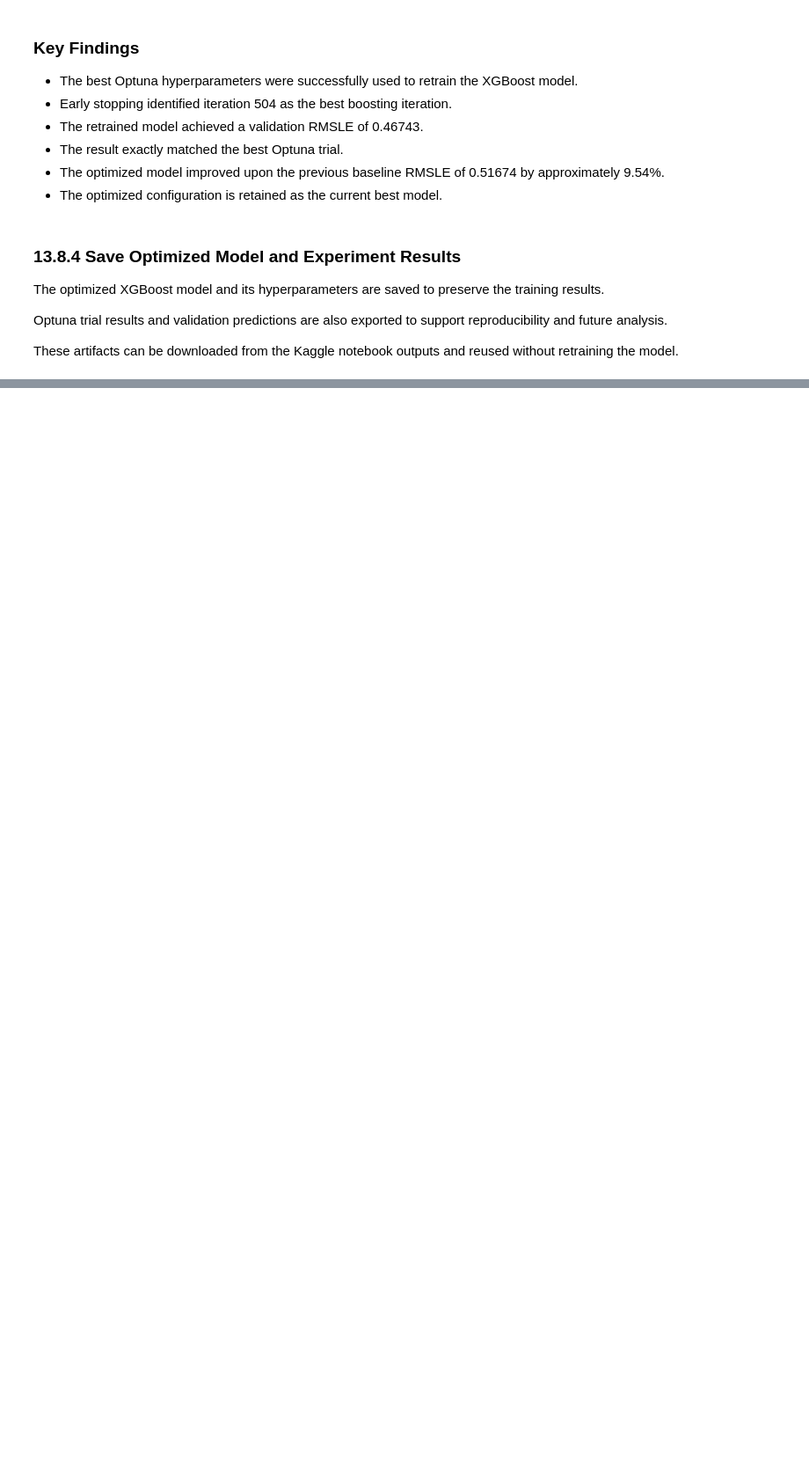
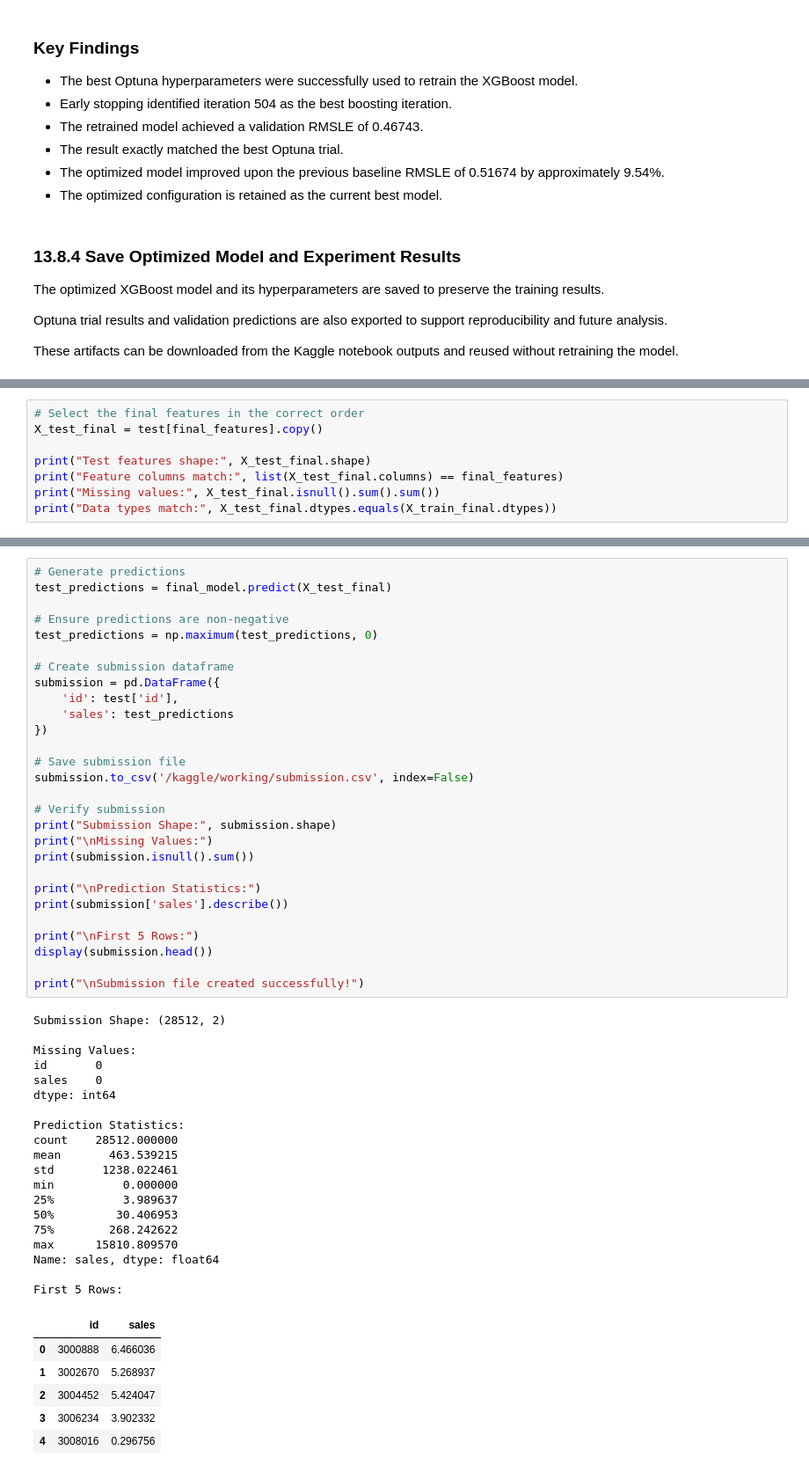
Before and after one commit to MosabOs/Store-Sales-Forecasting-Comp-V-Mosab-Os, a Jupyter notebook: store-sales-forecasting-comp-v-mosab-os.ipynb, the cells around one changed output, grey strips where cells are left out. Shown at 88% size. Saved outputs shown, nothing was run; the diff lists cells and outputs as text; blank space fills up the shorter version.

Commit message:
Kaggle Notebook | Store Sales Forecasting Comp – V Mosab Os | V 1.10

```diff
--- a/store-sales-forecasting-comp-v-mosab-os.ipynb
+++ b/store-sales-forecasting-comp-v-mosab-os.ipynb
@@ -5401,0 +5451,8 @@ model_metadata.json - 0.89 KB
+# %%
+# Select the final features in the correct order
+X_test_final = test[final_features].copy()
+
+print("Test features shape:", X_test_final.shape)
+print("Feature columns match:", list(X_test_final.columns) == final_features)
+print("Missing values:", X_test_final.isnull().sum().sum())
+print("Data types match:", X_test_final.dtypes.equals(X_train_final.dtypes))
@@ -5401,0 +5468,54 @@ model_metadata.json - 0.89 KB
+# %%
+# Generate predictions
+test_predictions = final_model.predict(X_test_final)
+
+# Ensure predictions are non-negative
+test_predictions = np.maximum(test_predictions, 0)
+
+# Create submission dataframe
+submission = pd.DataFrame({
+    'id': test['id'],
+    'sales': test_predictions
+})
+
+# Save submission file
+submission.to_csv('/kaggle/working/submission.csv', index=False)
+
+# Verify submission
+print("Submission Shape:", submission.shape)
+print("\nMissing Values:")
+print(submission.isnull().sum())
+
+print("\nPrediction Statistics:")
+print(submission['sales'].describe())
+
+print("\nFirst 5 Rows:")
+display(submission.head())
+
+print("\nSubmission file created successfully!")
+# %% [output]
+Submission Shape: (28512, 2)
+
+Missing Values:
+id       0
+sales    0
+dtype: int64
+
+Prediction Statistics:
+count    28512.000000
+mean       463.539215
+std       1238.022461
+min          0.000000
+25%          3.989637
+50%         30.406953
+75%        268.242622
+max      15810.809570
+Name: sales, dtype: float64
+
+First 5 Rows:
+|  | id | sales |
+| 0 | 3000888 | 6.466036 |
+| 1 | 3002670 | 5.268937 |
+| 2 | 3004452 | 5.424047 |
+| 3 | 3006234 | 3.902332 |
+| 4 | 3008016 | 0.296756 |
```
Also changed, not shown: parts of 10 cells of this notebook.
